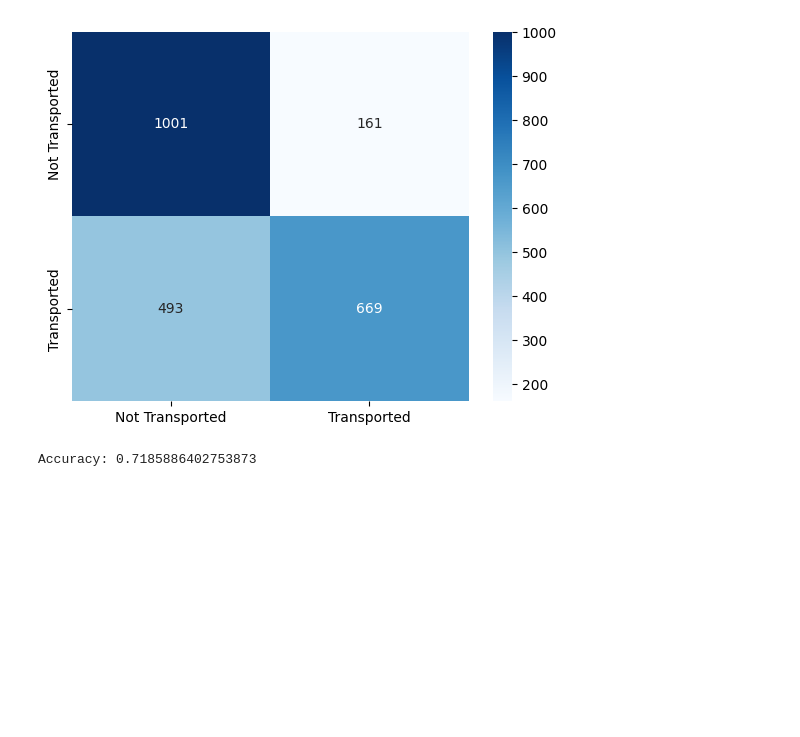
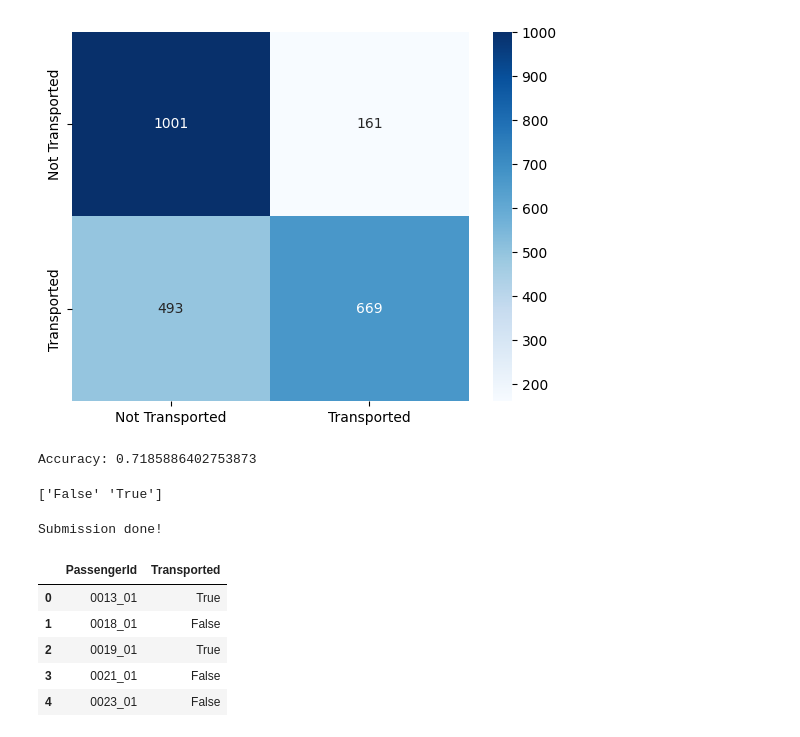
Before and after one commit to harshdeepsinghhanspal/Space_Titanic, a Jupyter notebook: Space_Titanic.ipynb, the cells around one changed output. Cells and saved outputs as stored; diff of their text form; code cells hidden in the pictures; blank space fills up the shorter version.

Commit message:
Kaggle Notebook | Space_Titanic | Version 5

```diff
--- a/Space_Titanic.ipynb
+++ b/Space_Titanic.ipynb
@@ -287,0 +288,27 @@ submission.to_csv('submission.csv', index=False)
+# %%
+print(label_encoders['Transported'].classes_)
+#FALSE AND TRUE INDEX VISUALIZATION
+# %% [output]
+['False' 'True']
+# %%
+# ----- SUBMISSION -----
+y_pred_bool = (y_pred == 1) #0,1 TO FALSE, TRUE CONVERSION BEFORE SUBMISSION
+
+submission = pd.DataFrame({
+    'PassengerId': passenger_ids,
+    'Transported': y_pred_bool
+})
+submission.to_csv('submission.csv', index=False)
+print("Submission done!")
+# %% [output]
+Submission done!
+# %%
+submission_data = pd.read_csv("/kaggle/working/submission.csv")
+submission_data.head()
+# %% [output]
+|  | PassengerId | Transported |
+| 0 | 0013_01 | True |
+| 1 | 0018_01 | False |
+| 2 | 0019_01 | True |
+| 3 | 0021_01 | False |
+| 4 | 0023_01 | False |
```
Also changed, not shown: parts of 4 cells of this notebook.
